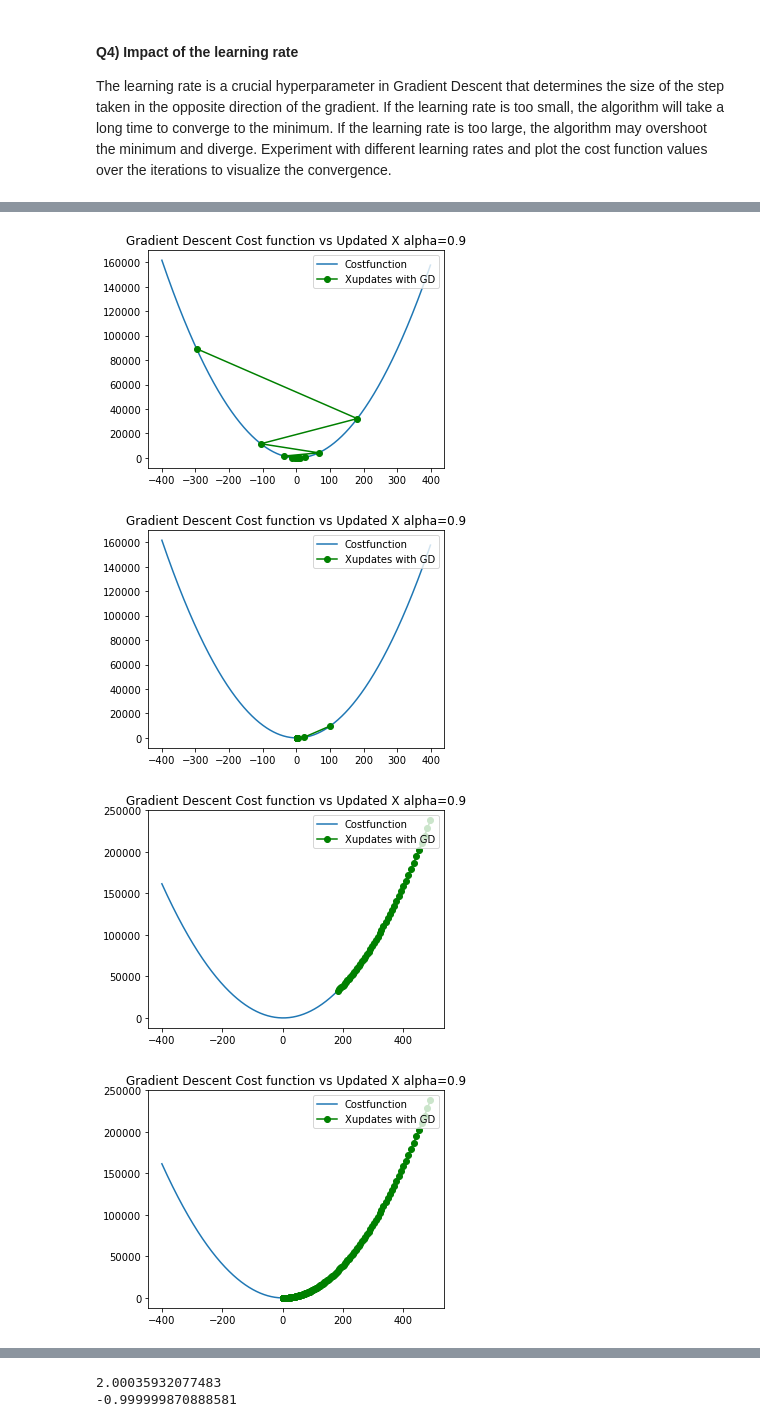
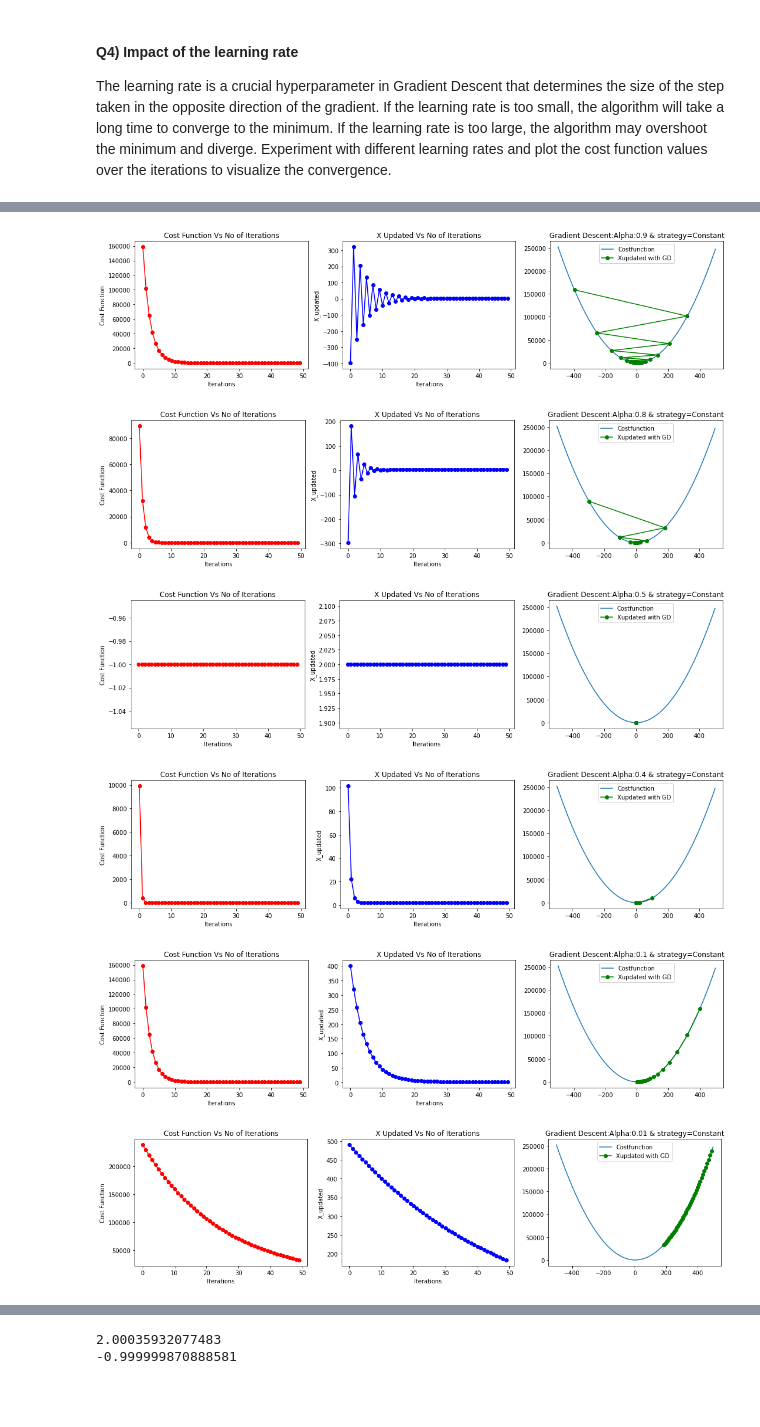
Before and after one commit to SwethaNandyala/Gradient-descent-Mathematical-Intuition, a Jupyter notebook: Gradient descent Mathematical intuition.ipynb, the cells around one changed output, grey strips where cells are left out. Drawn from its saved outputs; the diff is of its cells as text; code cells hidden in the pictures; blank space fills up the shorter version.

```diff
--- a/Gradient descent Mathematical intuition.ipynb
+++ b/Gradient descent Mathematical intuition.ipynb
@@ -223,48 +155,0 @@ plt.show()
-# %%
-x=500
-alpha = 0.8
-num_iters = 50
-x_history,cf_history = gradient_descent(x,alpha,num_iters)
-figure = plt.figure(figsize=(18,4))
-plt.subplot(1,3,1)
-x_cords = np.arange(-400,400,1)
-y_cords = [x**2-4*x+3 for x in x_cords]
-plt.plot(x_cords, y_cords)
-plt.plot(x_history, cf_history,'o-',color='green')
-plt.legend(["Costfunction", "Xupdates with GD"], loc ="upper right")
-plt.title('Gradient Descent Cost function vs Updated X alpha=0.9')
-plt.show()
-# %% [output]
-[figure, removed]
-# %%
-x=500
-alpha = 0.4
-num_iters = 50
-x_history,cf_history = gradient_descent(x,alpha,num_iters)
-figure = plt.figure(figsize=(18,4))
-plt.subplot(1,3,1)
-x_cords = np.arange(-400,400,1)
-y_cords = [x**2-4*x+3 for x in x_cords]
-plt.plot(x_cords, y_cords)
-plt.plot(x_history, cf_history,'o-',color='green')
-plt.legend(["Costfunction", "Xupdates with GD"], loc ="upper right")
-plt.title('Gradient Descent Cost function vs Updated X alpha=0.9')
-plt.show()
-# %% [output]
-[figure, removed]
-# %%
-x=500
-alpha = 0.01
-num_iters = 50
-x_history,cf_history = gradient_descent(x,alpha,num_iters)
-figure = plt.figure(figsize=(18,4))
-plt.subplot(1,3,1)
-x_cords = np.arange(-400,400,1)
-y_cords = [x**2-4*x+3 for x in x_cords]
-plt.plot(x_cords, y_cords)
-plt.plot(x_history, cf_history,'o-',color='green')
-plt.legend(["Costfunction", "Xupdates with GD"], loc ="upper right")
-plt.title('Gradient Descent Cost function vs Updated X alpha=0.9')
-plt.show()
-# %% [output]
-[figure, removed]
@@ -274,16 +156,14 @@ plt.show()
-# %%
-x=500
-alpha = 0.01
-num_iters = 700
-x_history,cf_history = gradient_descent(x,alpha,num_iters)
-figure = plt.figure(figsize=(18,4))
-plt.subplot(1,3,1)
-x_cords = np.arange(-400,400,1)
-y_cords = [x**2-4*x+3 for x in x_cords]
-plt.plot(x_cords, y_cords)
-plt.plot(x_history, cf_history,'o-',color='green')
-plt.legend(["Costfunction", "Xupdates with GD"], loc ="upper right")
-plt.title('Gradient Descent Cost function vs Updated X alpha=0.9')
-plt.show()
-# %% [output]
-[figure, removed]
+# %%
+x=500
+alphas = [0.9,0.8,0.5,0.4,0.1,0.01]
+num_iters = 50
+for i in range(len(alphas)):
+    x_history,cf_history = gradient_descent(x,alphas[i],num_iters)
+    plot_graphs(x,alphas[i],cf_history,x_history,"Constant")
+# %% [output]
+[figure, added]
+[figure, added]
+[figure, added]
+[figure, added]
+[figure, added]
+[figure, added]
```
Also changed, not shown: parts of 16 cells of this notebook.
